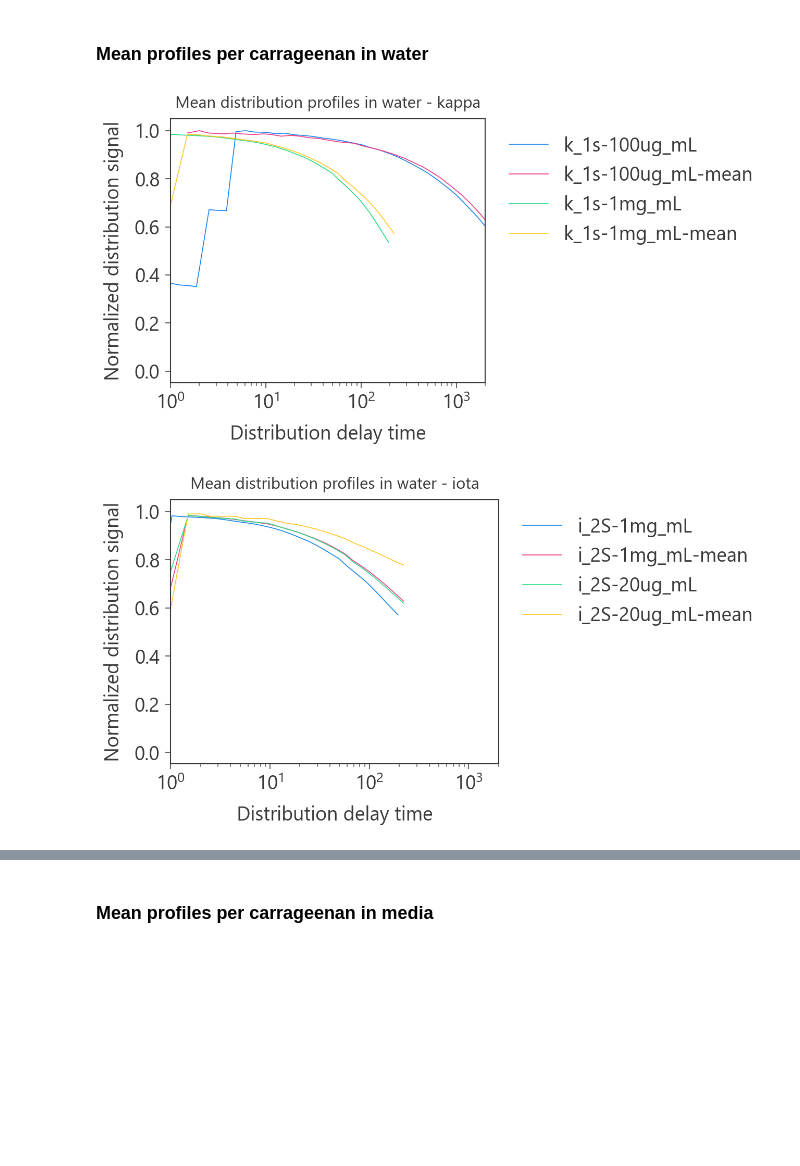
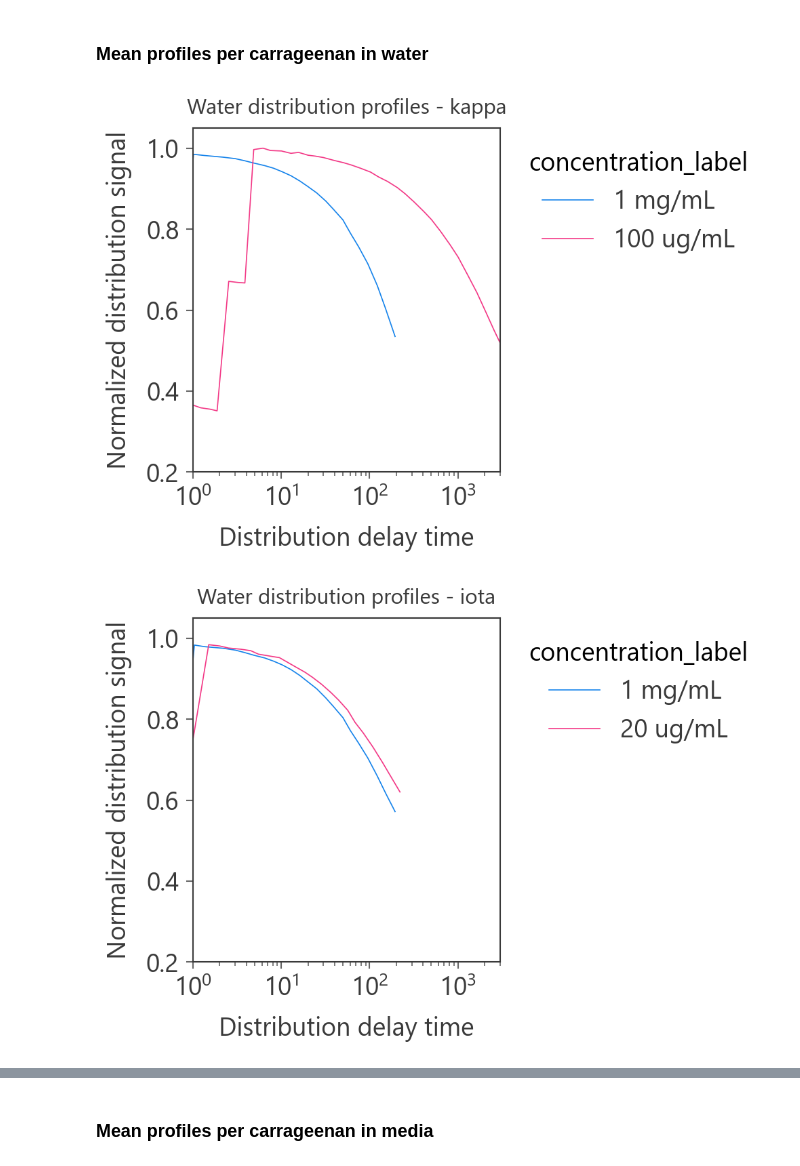
Before and after one commit to PetrusKirsten/dls-analysis, a Jupyter notebook: cars_in_solution/notebooks/03_exploratory_analysis.ipynb, the cells around one changed output, grey strips where cells are left out. Cells and saved outputs as stored; diff of their text form; code cells hidden in the pictures; blank space fills up the shorter version.

Commit message:
Update distribution profile figure for water vs medium

```diff
--- a/cars_in_solution/notebooks/03_exploratory_analysis.ipynb
+++ b/cars_in_solution/notebooks/03_exploratory_analysis.ipynb
@@ -106,8 +172,6 @@ correlation columns:
 # %% [markdown]
 ### Distributions per group
 # %%
-df_dist = df_distribution_long.copy()
-
 df_dist_water = df_dist[
     (df_dist["matrix"] == "water") &
     (df_dist["carrageenan"].notna())
@@ -340,6 +404,7 @@ dist_profile = (
     .groupby([
         "sample_base",
         "carrageenan",
+        "concentration_label",
         "matrix",
         "point_index"
     ], dropna=False)
@@ -366,16 +455,22 @@ display(dist_profile.head())
 def plot_mean_distribution_profile(
     df,
     title="",
-    hue_col="sample_base",
+    hue_col="concentration_label",
     x_col="x_mean",
     y_col="y_mean",
     normalize=True,
-    xlim=(1, 2000)
+    xlim=(1, 2000),
+    ylim=(0.2, 1.05)
 ):
-    plt.figure(figsize=(9, 5))
+    plt.figure(figsize=(7, 5))
 
-    for label, subdf in df.groupby(hue_col):
-        subdf = subdf.sort_values(x_col)
+    for label, subdf in df.groupby(hue_col, dropna=False):
+        subdf = (
+            subdf
+            .sort_values(x_col)
+            .groupby(x_col, as_index=False)[y_col]
+            .mean()
+        )
 
         x = subdf[x_col]
         y = subdf[y_col].copy()
@@ -387,11 +482,12 @@ def plot_mean_distribution_profile(
 
     plt.xscale("log")
     plt.xlim(*xlim)
+    plt.ylim(*ylim)
 
     plt.xlabel("Distribution delay time")
     plt.ylabel("Normalized distribution signal" if normalize else "Mean distribution signal")
     plt.title(title)
-    plt.legend(bbox_to_anchor=(1.02, 1), loc="upper left")
+    plt.legend(title=hue_col, bbox_to_anchor=(1.02, 1), loc="upper left")
     plt.tight_layout()
     plt.show()
 # %% [markdown]
@@ -422,15 +518,18 @@ plot_mean_distribution_profile(
 ### Mean profiles per carrageenan in water
 # %%
 for carr in ["kappa", "iota", "lambda"]:
-    tmp = dist_profile[
-        (dist_profile["matrix"] == "water") &
-        (dist_profile["carrageenan"] == carr)
+    tmp = dist_profile_clean[
+        (dist_profile_clean["matrix"] == "water") &
+        (dist_profile_clean["carrageenan"] == carr)
     ]
-    if len(tmp) > 0:
-        plot_mean_distribution_profile(
-            tmp,
-            title=f"Mean distribution profiles in water - {carr}"
-        )
+
+    plot_mean_distribution_profile(
+        tmp,
+        title=f"Water distribution profiles - {carr}",
+        hue_col="concentration_label",
+        xlim=(1, 3000),
+        ylim=(0.2, 1.05)
+    )
 # %% [output]
-[figure, old version]
+[figure, new version]
-[figure, old version]
+[figure, new version]
```
Also changed, not shown: parts of 29 cells of this notebook, 3 other files.
